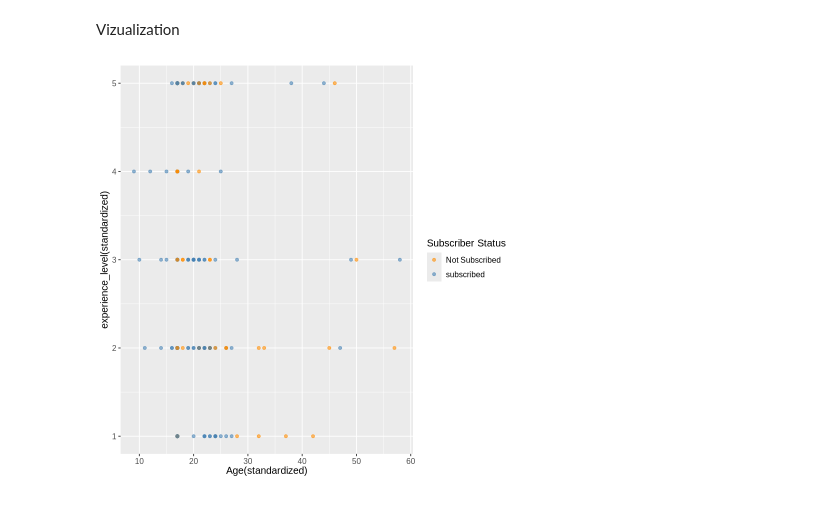
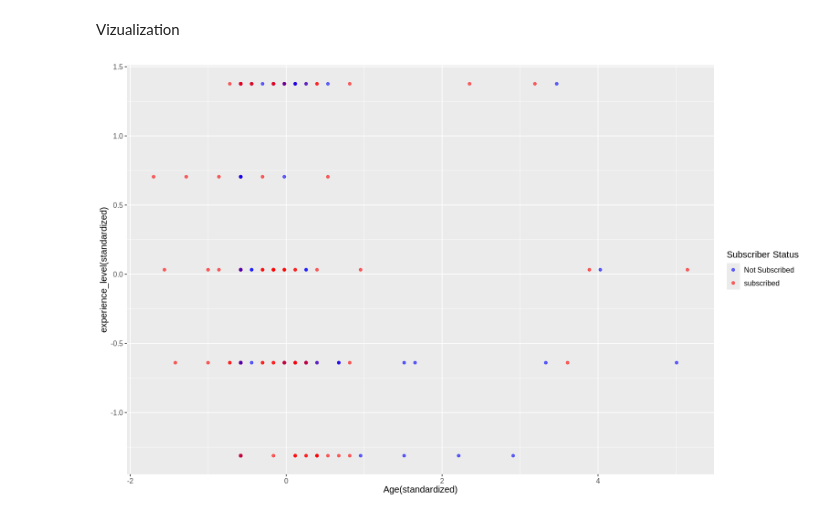
Before and after one commit to Inesh-DSCI/Group-Project-Final, a Jupyter notebook: Group Project :D.ipynb, the cells around one changed output. Saved outputs shown, nothing was run; the diff lists cells and outputs as text; code cells hidden in the pictures.

Commit message:
Fixed the visualization
Standardized the data but still can't really see a clear pattern with experience level and age. Maybe need a different colour to see it better?

```diff
--- a/Group Project :D.ipynb
+++ b/Group Project :D.ipynb
@@ -102,4 +166,8 @@ Recipe
 player_recipe <- recipe(subscriber_status ~ experience_level + Age, data = player_train) |>
                 step_scale(all_predictors()) |>
                 step_center(all_predictors())
-player_recipe
+
+player_recipe2 <- recipe(subscriber_status ~ experience_level + Age, data = player_train) |>
+                step_scale(all_predictors()) |>
+                step_center(all_predictors()) |>
+                prep()
@@ -124,0 +174,3 @@ predictor: 2
+# %%
+scaled_data <- bake(player_recipe2, player_data_scaled)
+scaled_data
@@ -268,14 +352,14 @@ A tibble: 2 × 3
 # %% [markdown]
 Vizualization
 # %%
-viz <- player_data_scaled |>
+viz <- scaled_data |>
   ggplot(aes(x = Age, y = experience_level, color = subscriber_status)) +
   geom_point(alpha = 0.6) +
   labs(x = "Age(standardized)",
        y = "experience_level(standardized)",
        color = "Subscriber Status") +
-  scale_color_manual(values = c("darkorange", "steelblue")) +
+  scale_color_manual(values = c("blue", "red")) +
   theme(text = element_text(size = 12))
 viz
 # %% [output]
-[figure, old version]
+[figure, new version]
```
Also changed, not shown: parts of 9 cells of this notebook.
